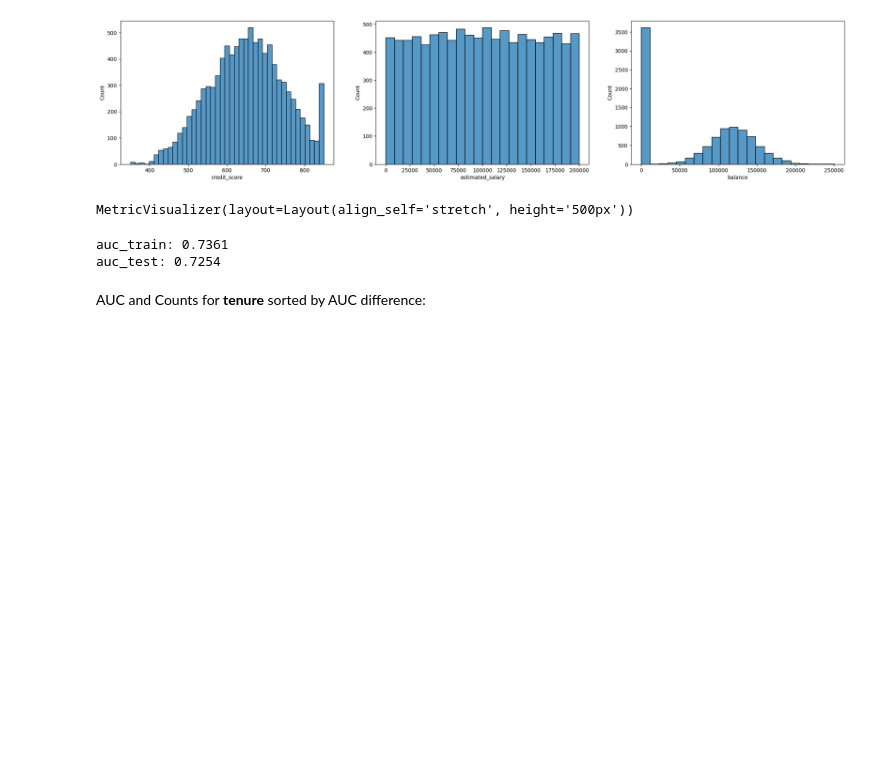
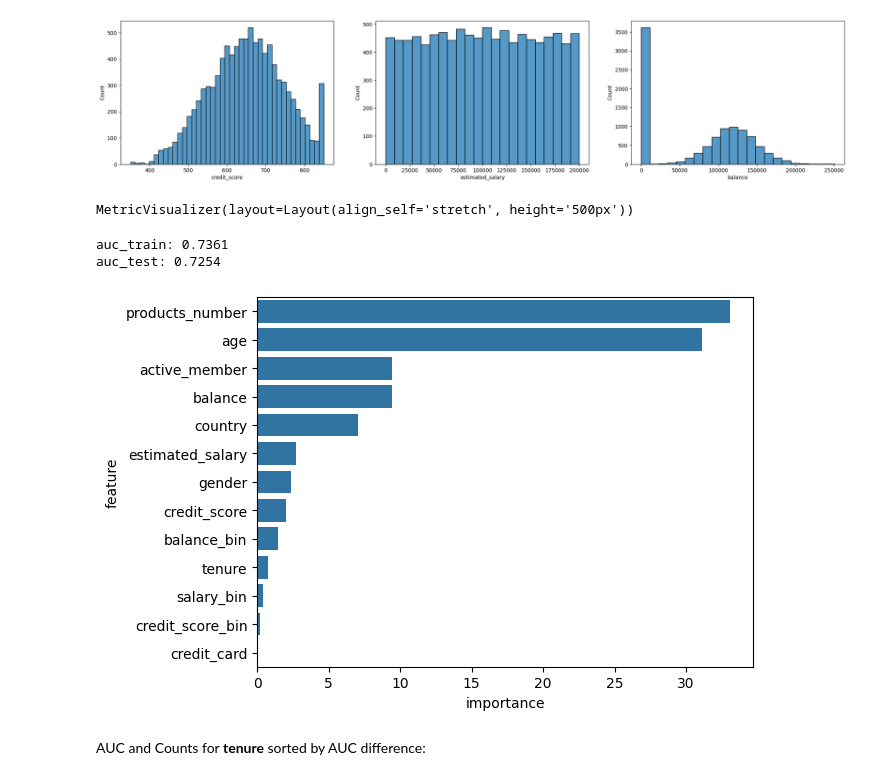
Before and after one commit to MarufIbragimov/zypl_ds, a Jupyter notebook: homework_2/homework_2.ipynb, the cells around one changed output. Cells and saved outputs as stored; diff of their text form; code cells hidden in the pictures; blank space fills up the shorter version.

```diff
--- a/homework_2/homework_2.ipynb
+++ b/homework_2/homework_2.ipynb
@@ -219,11 +219,16 @@ df['salary_bin']=pd.cut(df['estimated_salary'], bins=[-np.inf, 50000, 100000, 15
 df['balance_bin']=pd.cut(df['balance'], bins=[-np.inf, 90000, 150000, +np.inf], labels=['<=90000', '<=150000', '>150000'])
 # %%
 cat_features_2=cat_features[:-1] + ['credit_score_bin', 'salary_bin', 'balance_bin', 'tenure']
-# %%
-model, X_train, y_train, X_test, y_test, auc_train, auc_test = fn.build_model(df, cat_features_2, 'classifier')
-# %% [output]
-MetricVisualizer(layout=Layout(align_self='stretch', height='500px'))
-auc_train: 0.7361
-auc_test: 0.7254
+# %%
+model_2, X_train_2, y_train_2, X_test_2, y_test_2, auc_train_2, auc_test_2 = fn.build_model(df, cat_features_2, 'classifier')
+# %% [output]
+MetricVisualizer(layout=Layout(align_self='stretch', height='500px'))
+auc_train: 0.7361
+auc_test: 0.7254
+# %%
+feature_importance_2=fn.get_feature_importance(model_2, X_train_2.columns)
+fn.plot_feature_importance(feature_importance_2)
+# %% [output]
+[figure, added]
 # %%
 fn.print_in_sequence(
```
Also changed, not shown: parts of 17 cells of this notebook.
